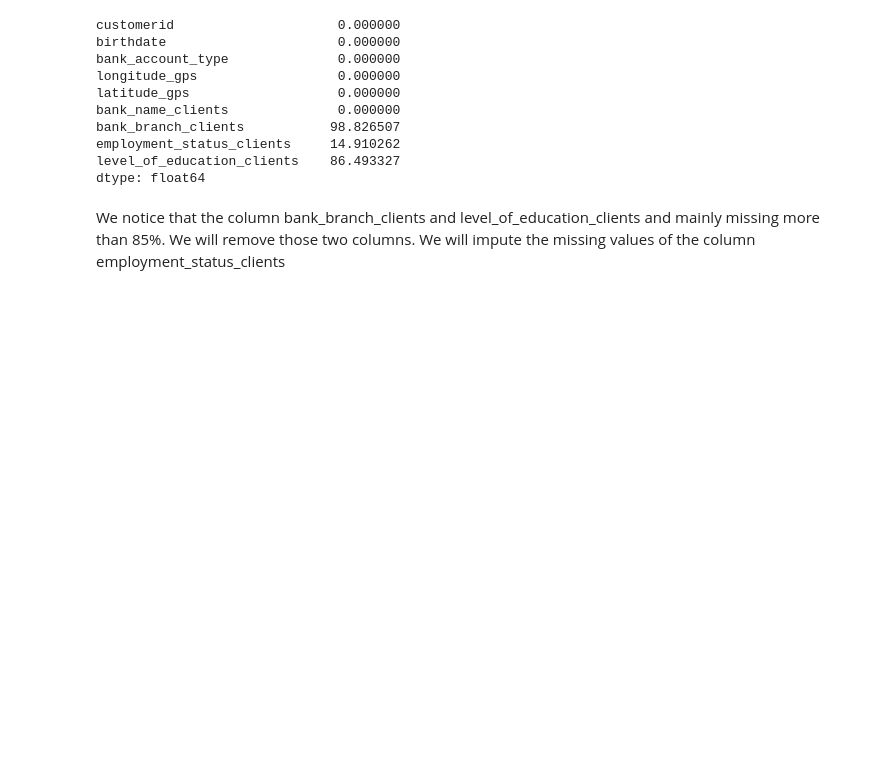
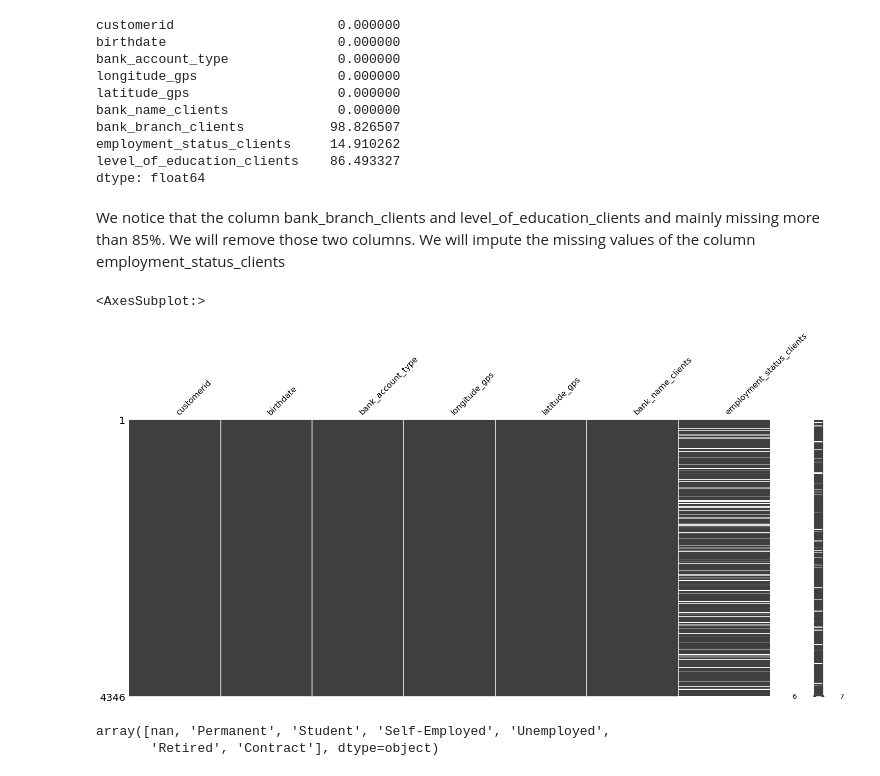
Before and after one commit to yamess/ZindiLoanPredChallenge, a Jupyter notebook: notebooks/draft.ipynb, the cells around one changed output. Saved outputs shown, nothing was run; the diff lists cells and outputs as text; code cells hidden in the pictures; blank space fills up the shorter version.

```diff
--- a/notebooks/draft.ipynb
+++ b/notebooks/draft.ipynb
@@ -34,3 +38,15 @@ level_of_education_clients    86.493327
 dtype: float64
 # %% [markdown]
 We notice that the column bank_branch_clients and level_of_education_clients and mainly missing more than 85%. We will remove those two columns. We will impute the missing values of the column employment_status_clients
+# %%
+train_dg.drop(["bank_branch_clients", "level_of_education_clients"], axis=1, inplace=True)
+# %%
+ms.matrix(train_dg)
+# %% [output]
+<AxesSubplot:>
+[figure, added]
+# %%
+train_dg.employment_status_clients.unique()
+# %% [output]
+array([nan, 'Permanent', 'Student', 'Self-Employed', 'Unemployed',
+       'Retired', 'Contract'], dtype=object)
```
Also changed, not shown: parts of 18 cells of this notebook, 1 other file.
